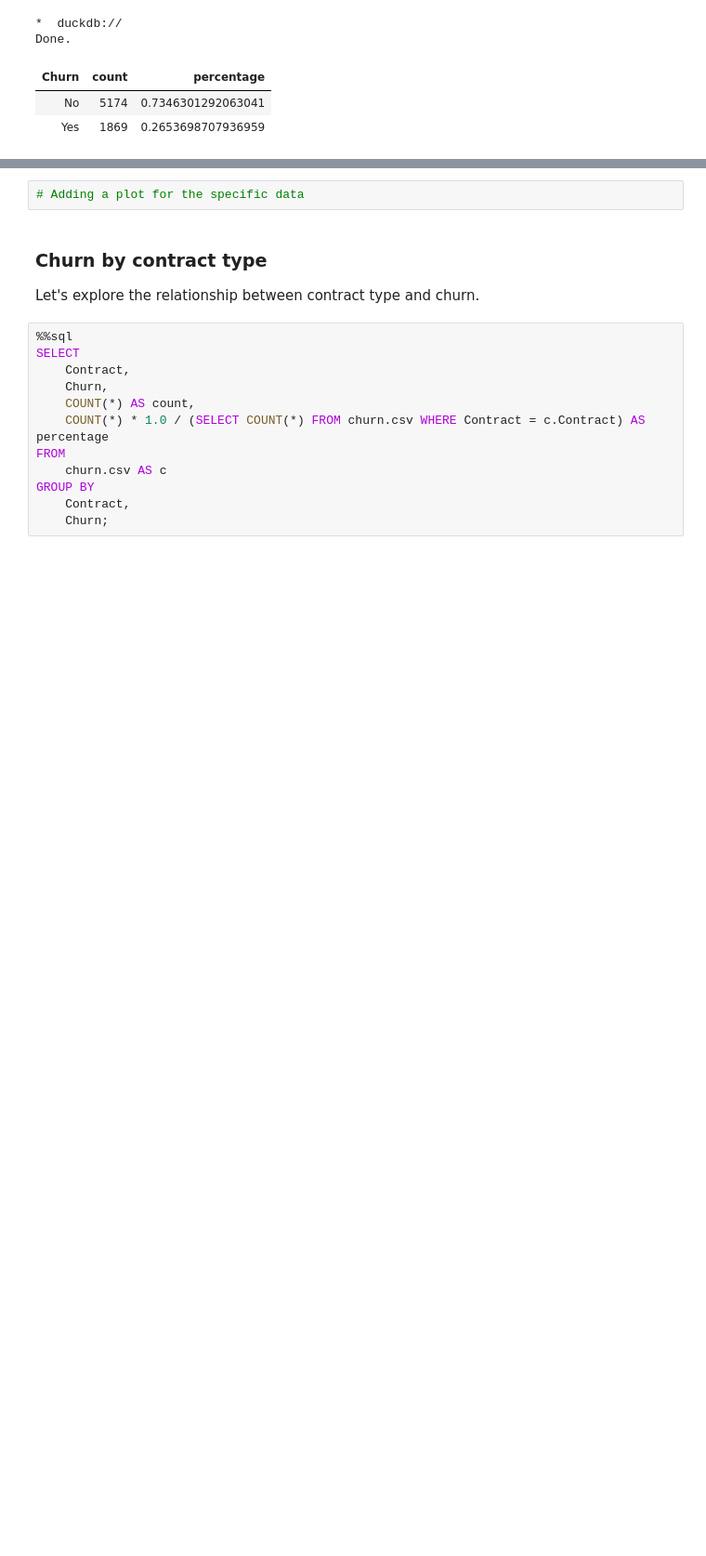
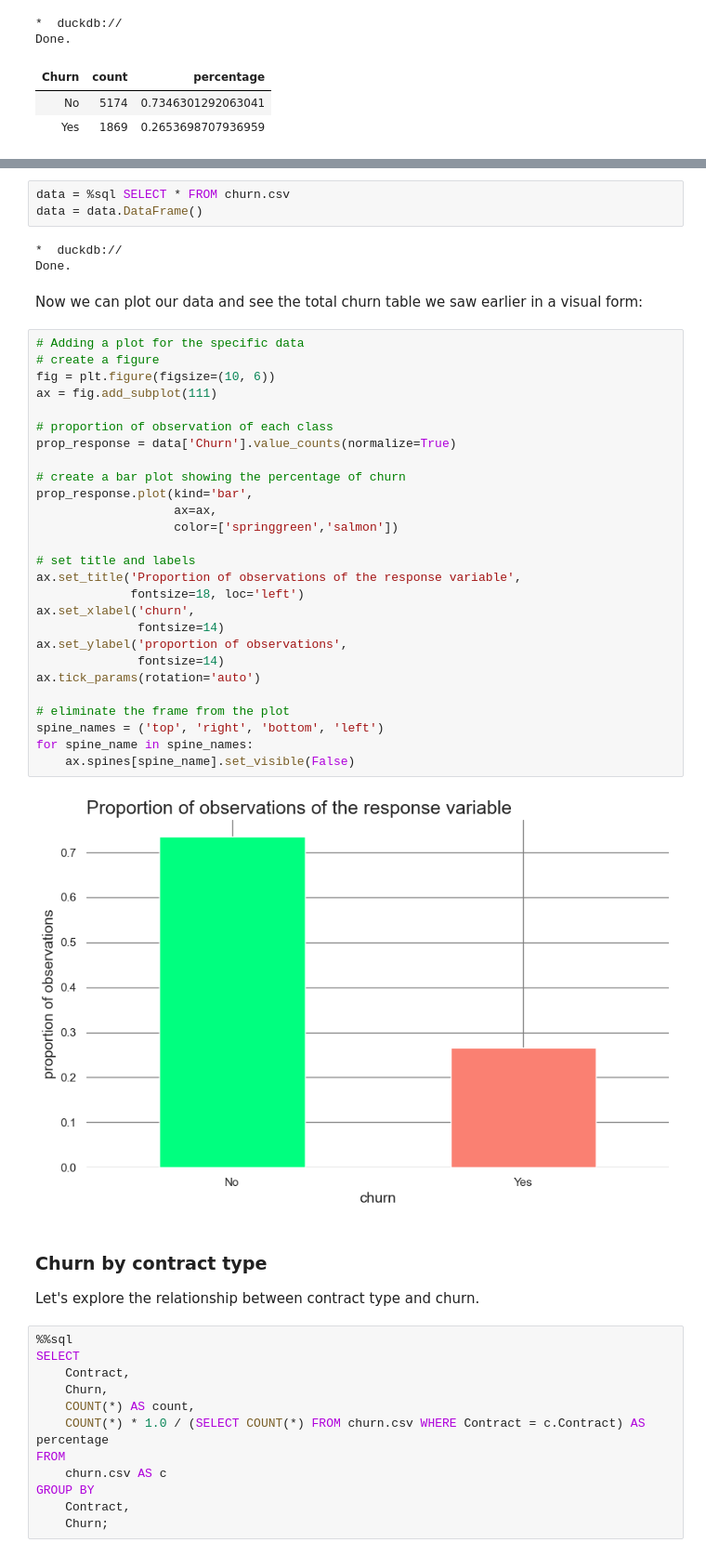
Before and after one commit to idomic/ploomber_odsc_east_2023, a Jupyter notebook: odsc.ipynb, the cells around one changed output, grey strips where cells are left out. Shown at 93% size. Cells and saved outputs as stored; diff of their text form; blank space fills up the shorter version.

```diff
--- a/odsc.ipynb
+++ b/odsc.ipynb
@@ -209,5 +262,40 @@ Done.
+# %%
+data = %sql SELECT * FROM churn.csv
+data = data.DataFrame()
+# %% [output]
+*  duckdb://
+Done.
+# %% [markdown]
+Now we can plot our data and see the total churn table we saw earlier in a visual form:
 # %%
 # Adding a plot for the specific data
+# create a figure
+fig = plt.figure(figsize=(10, 6))
+ax = fig.add_subplot(111)
+
+# proportion of observation of each class
+prop_response = data['Churn'].value_counts(normalize=True)
+
+# create a bar plot showing the percentage of churn
+prop_response.plot(kind='bar',
+                   ax=ax,
+                   color=['springgreen','salmon'])
+
+# set title and labels
+ax.set_title('Proportion of observations of the response variable',
+             fontsize=18, loc='left')
+ax.set_xlabel('churn',
+              fontsize=14)
+ax.set_ylabel('proportion of observations',
+              fontsize=14)
+ax.tick_params(rotation='auto')
+
+# eliminate the frame from the plot
+spine_names = ('top', 'right', 'bottom', 'left')
+for spine_name in spine_names:
+    ax.spines[spine_name].set_visible(False)
+# %% [output]
+[figure, added]
 # %% [markdown]
 ### Churn by contract type
 Let's explore the relationship between contract type and churn.
```
Also changed, not shown: parts of 51 cells of this notebook, 2 other files.
